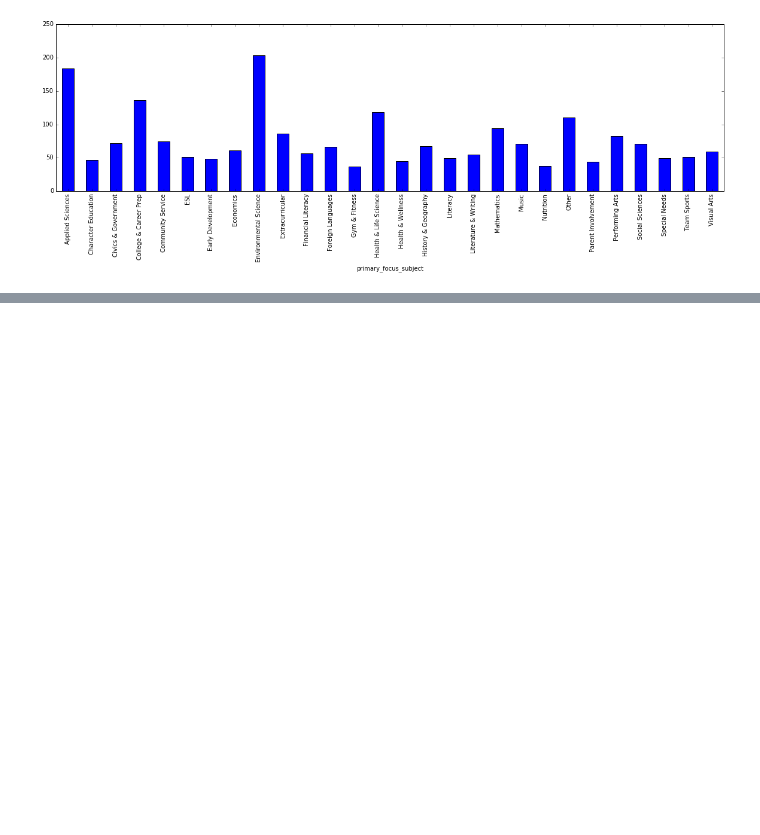
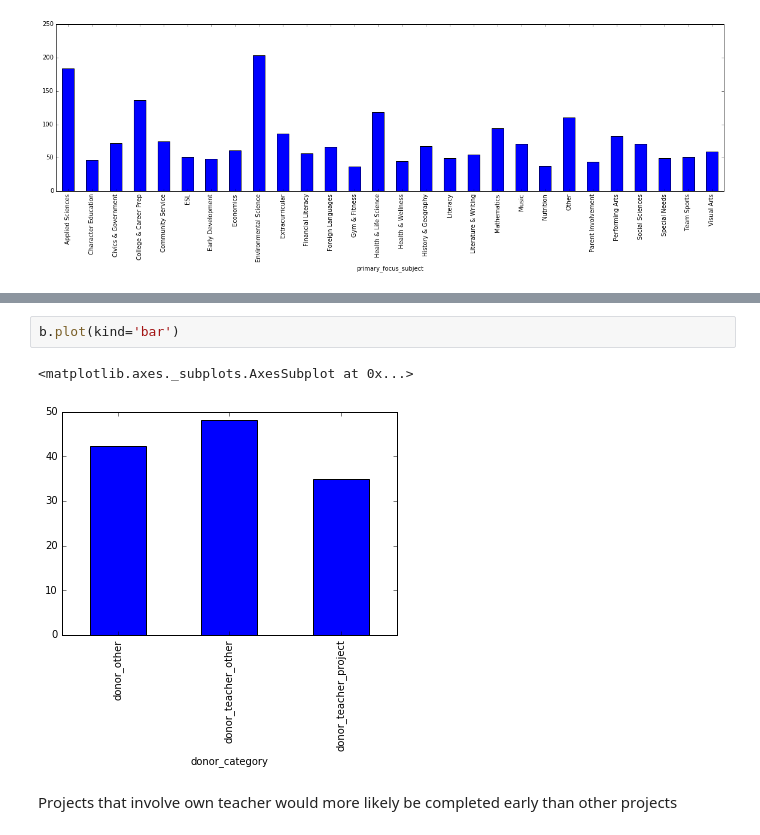
Before and after one commit to Naveed1842/data-science-intensive-2, a Jupyter notebook: Donor-Choose-Project/Projects_Donations_DataExploration.ipynb, the cells around one changed output, grey strips where cells are left out. Saved outputs shown, nothing was run; the diff lists cells and outputs as text; blank space fills up the shorter version.

```diff
--- a/Donor-Choose-Project/Projects_Donations_DataExploration.ipynb
+++ b/Donor-Choose-Project/Projects_Donations_DataExploration.ipynb
@@ -150,0 +171,7 @@ a.groupby(by='primary_focus_subject')['donation_total'].mean().plot(kind='bar',f
+# %%
+b.plot(kind='bar')
+# %% [output]
+<matplotlib.axes._subplots.AxesSubplot at 0x...>
+[figure, added]
+# %% [markdown]
+Projects that involve own teacher would more likely be completed early than other projects
```
Also changed, not shown: parts of 4 cells of this notebook.
